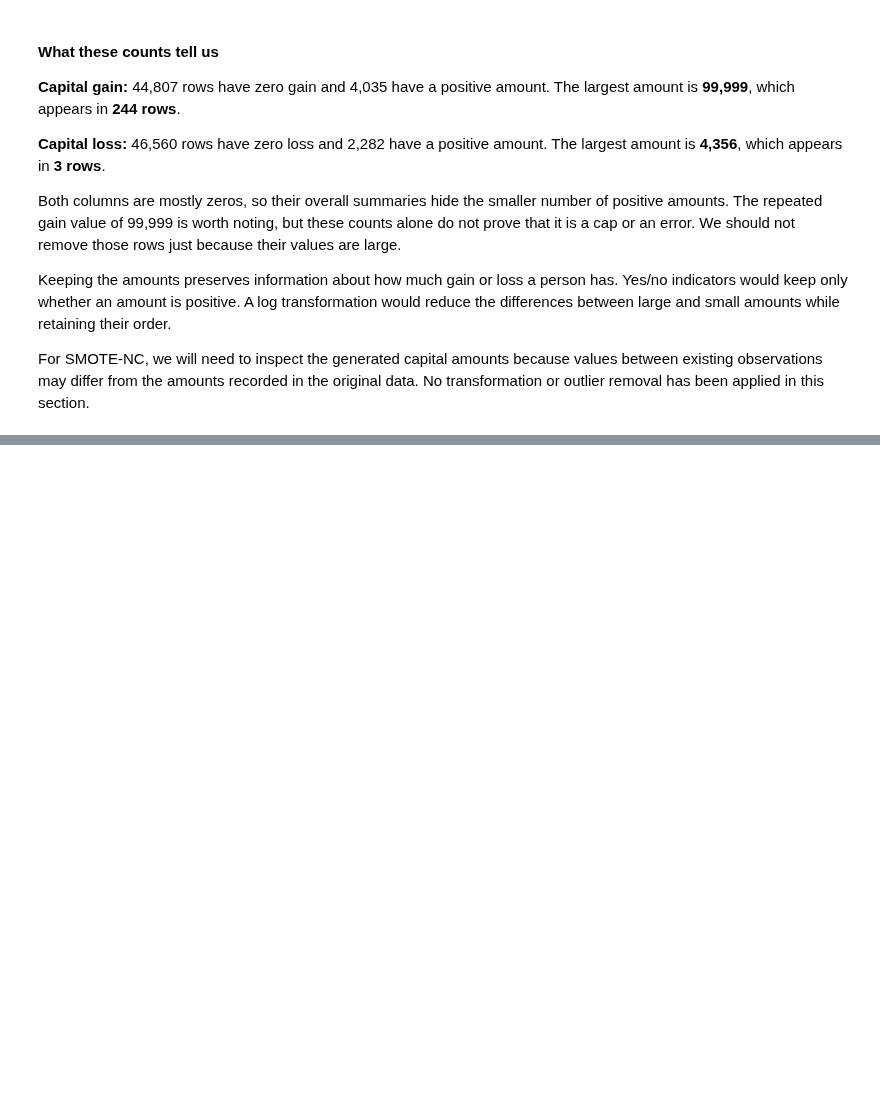
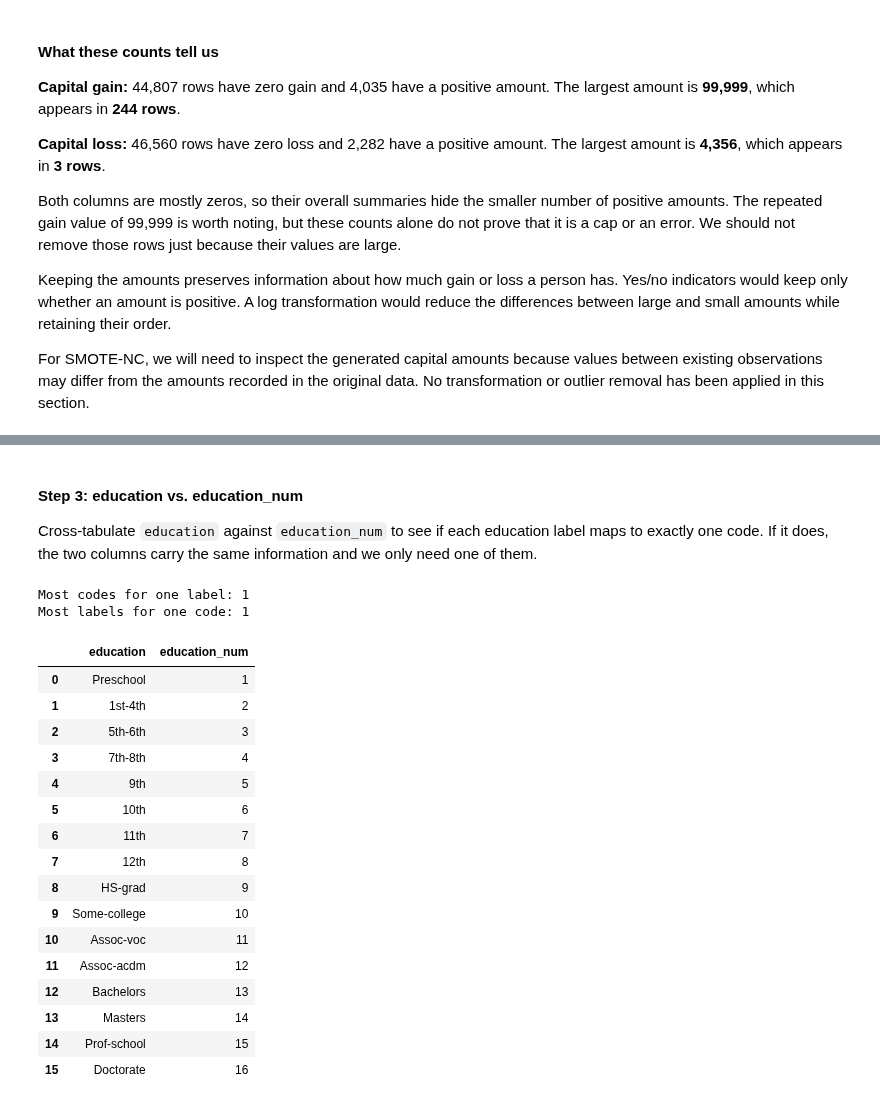
Before and after one commit to jessicabrinegar/data-mining-project, a Jupyter notebook: Phase3_EDA_Brinegar.ipynb, the cells around one changed output, grey strips where cells are left out. Saved outputs shown, nothing was run; the diff lists cells and outputs as text; code cells hidden in the pictures; blank space fills up the shorter version.

```diff
--- a/Phase3_EDA_Brinegar.ipynb
+++ b/Phase3_EDA_Brinegar.ipynb
@@ -386,0 +395,22 @@ For SMOTE-NC, we will need to inspect the generated capital amounts because valu
+# %%
+# Copy the combined data and keep track of which file each row came from
+prep = df.copy()
+prep["source"] = ["train"] * len(adult_train) + ["test"] * len(adult_test)
+
+# Strip the trailing periods from the test labels
+prep["income"] = prep["income"].str.rstrip(".")
+assert set(prep["income"]) == {"<=50K", ">50K"}
+print(prep["income"].value_counts())
+
+# Confirm there are no extra spaces left in the string columns
+text_columns = prep.select_dtypes(exclude="number").columns
+extra_spaces = sum((prep[column] != prep[column].str.strip()).sum() for column in text_columns)
+print(f"\nValues with extra spaces: {extra_spaces}")
+
+# Find categories that appear in only one of the two files
+is_train = prep["source"] == "train"
+for column in text_columns.drop(["income", "source"]):
+    train_values = set(prep.loc[is_train, column])
+    test_values = set(prep.loc[~is_train, column])
+    if train_values != test_values:
+        print(f"{column}: train only {sorted(train_values - test_values)}, test only {sorted(test_values - train_values)}")
@@ -386,0 +477,38 @@ For SMOTE-NC, we will need to inspect the generated capital amounts because valu
+# %% [markdown]
+#### Step 3: education vs. education_num
+
+Cross-tabulate `education` against `education_num` to see if each education label maps to exactly one code. If it does, the two columns carry the same information and we only need one of them.
+# %%
+# Count how many codes each label uses and how many labels each code uses
+education_table = pd.crosstab(prep["education"], prep["education_num"])
+codes_per_label = (education_table > 0).sum(axis=1)
+labels_per_code = (education_table > 0).sum(axis=0)
+print(f"Most codes for one label: {codes_per_label.max()}")
+print(f"Most labels for one code: {labels_per_code.max()}")
+assert codes_per_label.max() == 1 and labels_per_code.max() == 1
+
+# Show the mapping sorted by code
+display(prep[["education", "education_num"]].drop_duplicates().sort_values("education_num").reset_index(drop=True))
+
+# Keep the ordered numeric code and drop the text label
+prep = prep.drop(columns="education")
+# %% [output]
+Most codes for one label: 1
+Most labels for one code: 1
+|  | education | education_num |
+| 0 | Preschool | 1 |
+| 1 | 1st-4th | 2 |
+| 2 | 5th-6th | 3 |
+| 3 | 7th-8th | 4 |
+| 4 | 9th | 5 |
+| 5 | 10th | 6 |
+| 6 | 11th | 7 |
+| 7 | 12th | 8 |
+| 8 | HS-grad | 9 |
+| 9 | Some-college | 10 |
+| 10 | Assoc-voc | 11 |
+| 11 | Assoc-acdm | 12 |
+| 12 | Bachelors | 13 |
+| 13 | Masters | 14 |
+| 14 | Prof-school | 15 |
+| 15 | Doctorate | 16 |
```
Also changed, not shown: parts of 14 cells of this notebook, 1 other file.
